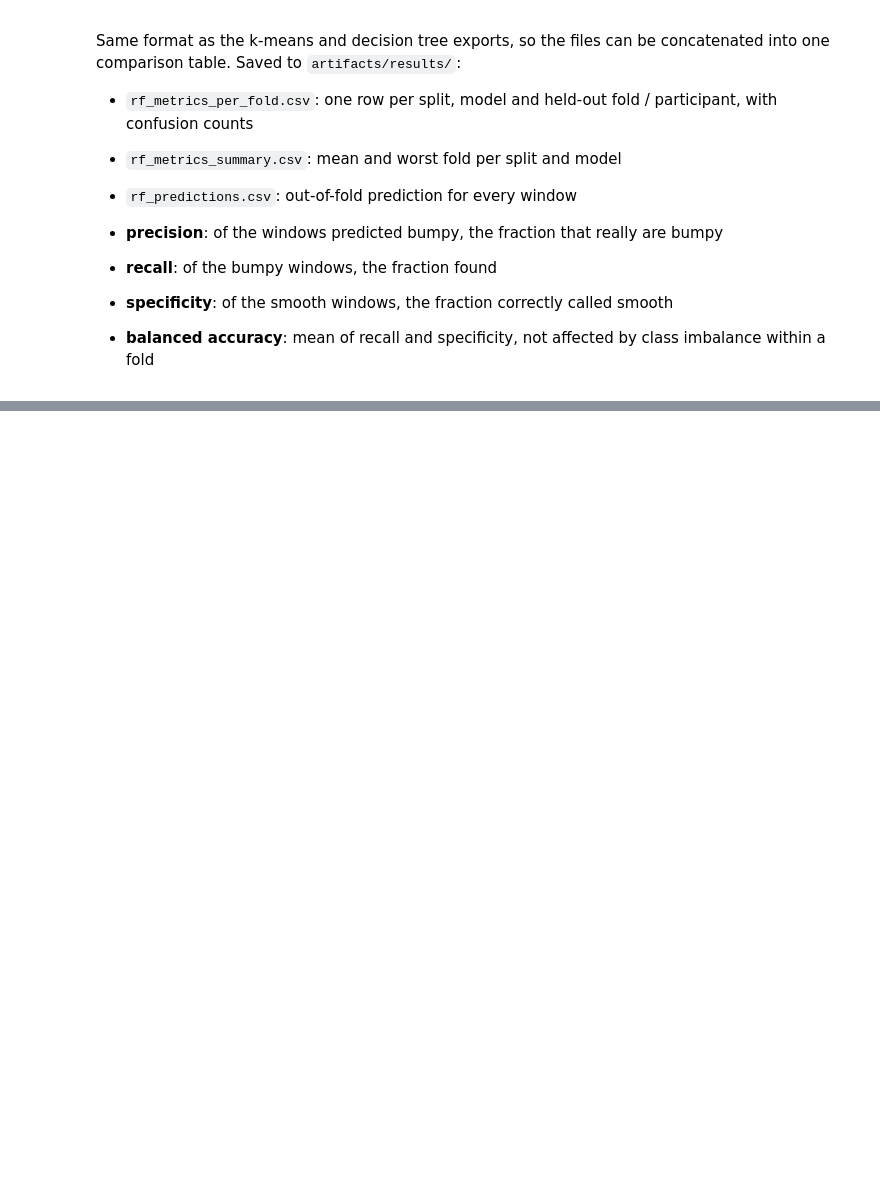
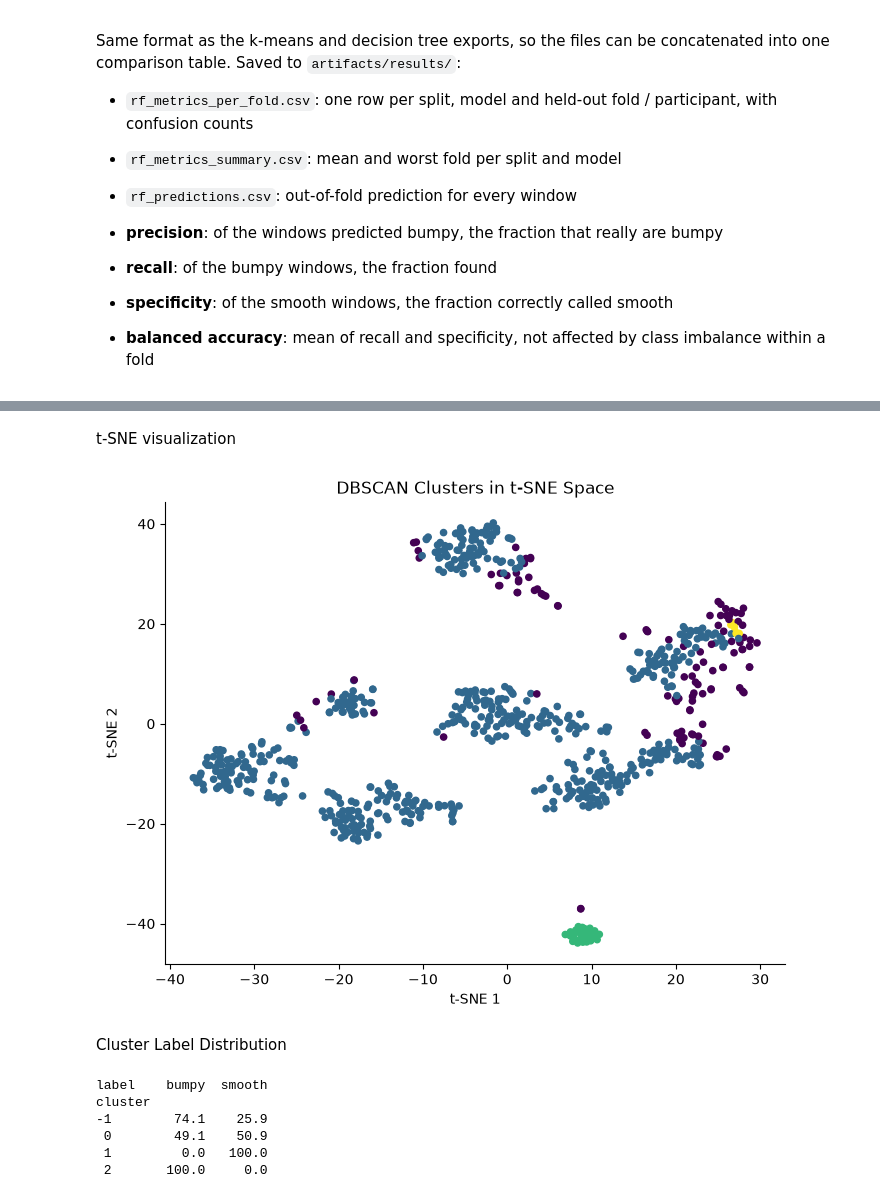
Before and after one commit to kostasparma/Machine_Learning_for_rides, a Jupyter notebook: group19.ipynb, the cells around one changed output, grey strips where cells are left out. Drawn from its saved outputs; the diff is of its cells as text; code cells hidden in the pictures; blank space fills up the shorter version.

```diff
--- a/group19.ipynb
+++ b/group19.ipynb
@@ -2011,0 +2320,36 @@ saved to D:\2-Courses\5ARE0-Project\Machine_Learning_for_rides\artifacts\results
+# %% [markdown]
+t-SNE visualization
+# %%
+plt.figure(figsize=(8, 6))  # Create the plot
+
+plt.scatter(
+    X_tsne[:, 0],  # First t-SNE dimension
+    X_tsne[:, 1],  # Second t-SNE dimension
+    c=clusters,  # Color points according to DBSCAN cluster
+    s=20  # Set marker size
+)
+
+plt.xlabel("t-SNE 1")  # Label x-axis
+plt.ylabel("t-SNE 2")  # Label y-axis
+plt.title("DBSCAN Clusters in t-SNE Space")  # Add plot title
+plt.grid()  # Show grid
+plt.show()  # Display the plot
+# %% [output]
+[figure, added]
+# %% [markdown]
+Cluster Label Distribution
+# %%
+cluster_table = pd.crosstab(
+    result["cluster"],  # DBSCAN cluster
+    result["label"],
+    normalize="index"  # Convert counts to percentages within each cluster
+) * 100
+
+print(cluster_table.round(1))  # Display percentages for each cluster
+# %% [output]
+label    bumpy  smooth
+cluster
+-1        74.1    25.9
+ 0        49.1    50.9
+ 1         0.0   100.0
+ 2       100.0     0.0
```
Also changed, not shown: parts of 45 cells of this notebook, 3 other files.
